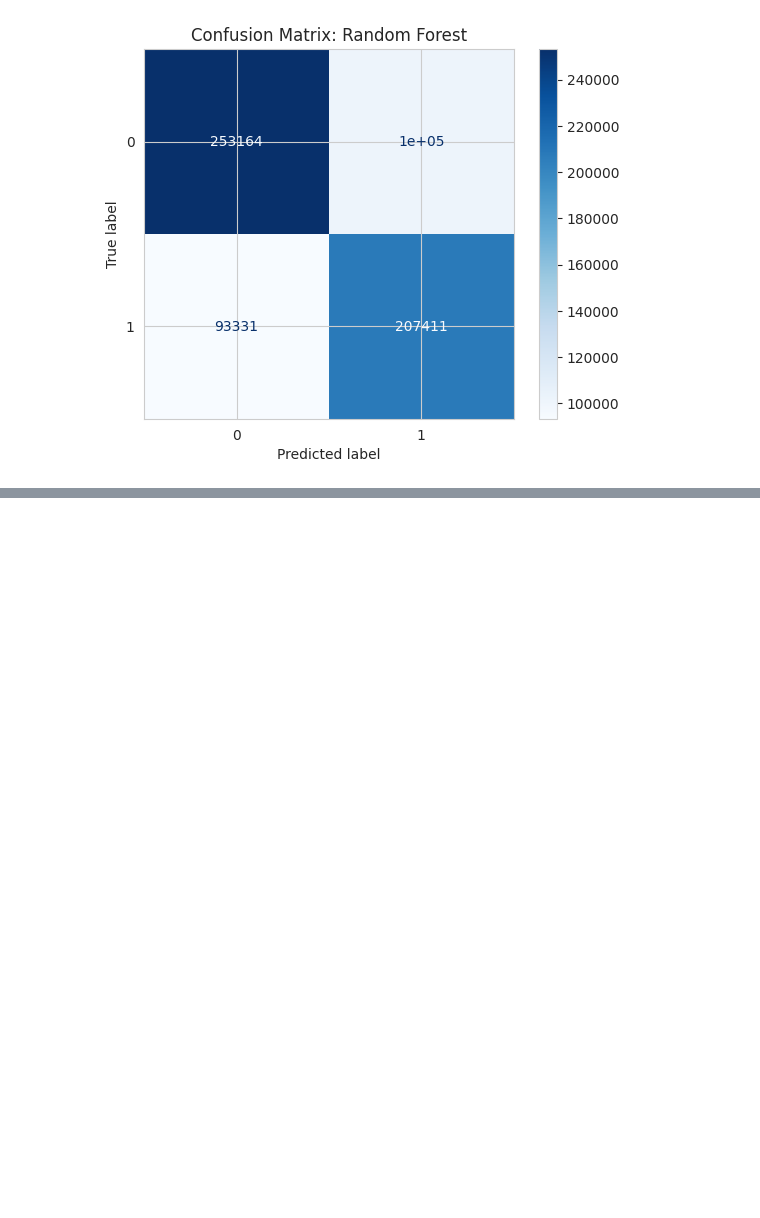
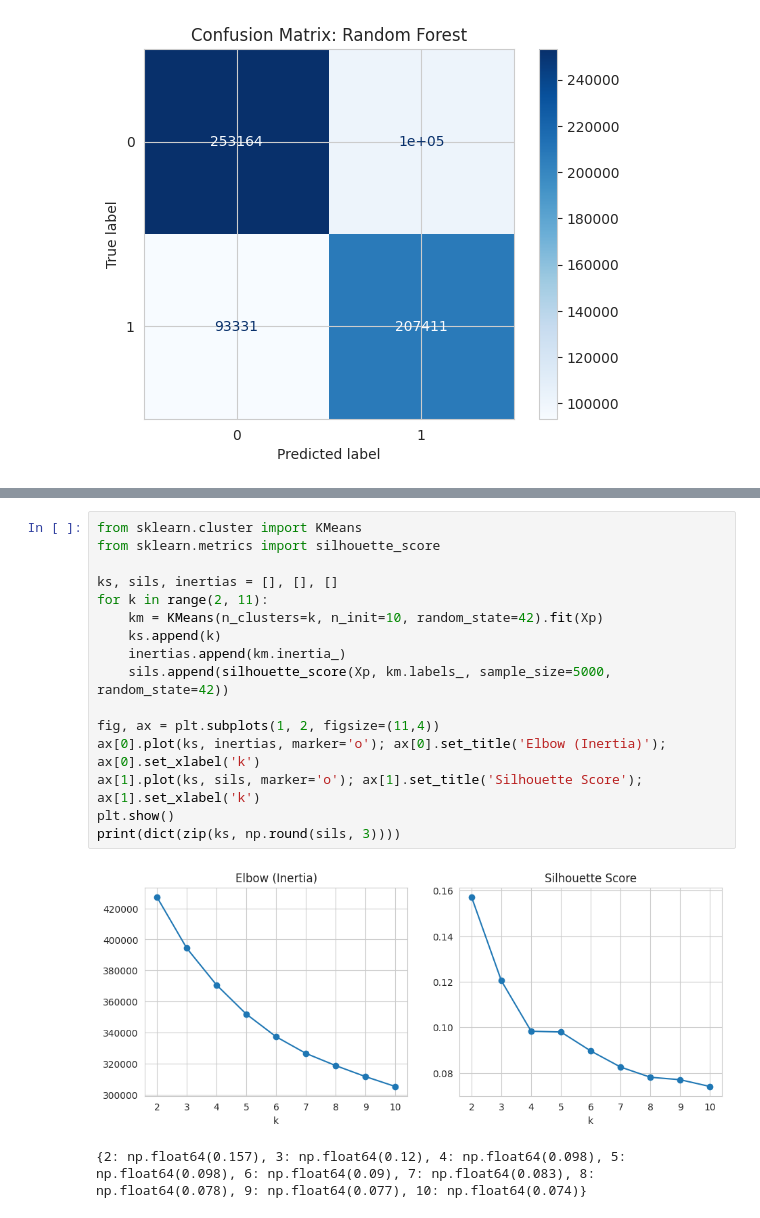
Before and after one commit to kashvi613/MovieRecommendationSystem, a Jupyter notebook: MovieRecommendationSystem.ipynb, the cells around one changed output, grey strips where cells are left out. Saved outputs shown, nothing was run; the diff lists cells and outputs as text; blank space fills up the shorter version.

```diff
--- a/MovieRecommendationSystem.ipynb
+++ b/MovieRecommendationSystem.ipynb
@@ -416,0 +469,19 @@ plt.title('Confusion Matrix: Random Forest'); plt.show()
+# %%
+from sklearn.cluster import KMeans
+from sklearn.metrics import silhouette_score
+
+ks, sils, inertias = [], [], []
+for k in range(2, 11):
+    km = KMeans(n_clusters=k, n_init=10, random_state=42).fit(Xp)
+    ks.append(k)
+    inertias.append(km.inertia_)
+    sils.append(silhouette_score(Xp, km.labels_, sample_size=5000, random_state=42))
+
+fig, ax = plt.subplots(1, 2, figsize=(11,4))
+ax[0].plot(ks, inertias, marker='o'); ax[0].set_title('Elbow (Inertia)'); ax[0].set_xlabel('k')
+ax[1].plot(ks, sils, marker='o'); ax[1].set_title('Silhouette Score'); ax[1].set_xlabel('k')
+plt.show()
+print(dict(zip(ks, np.round(sils, 3))))
+# %% [output]
+[figure, added]
+{2: np.float64(0.157), 3: np.float64(0.12), 4: np.float64(0.098), 5: np.float64(0.098), 6: np.float64(0.09), 7: np.float64(0.083), 8: np.float64(0.078), 9: np.float64(0.077), 10: np.float64(0.074)}
```
Also changed, not shown: parts of 10 cells of this notebook.
